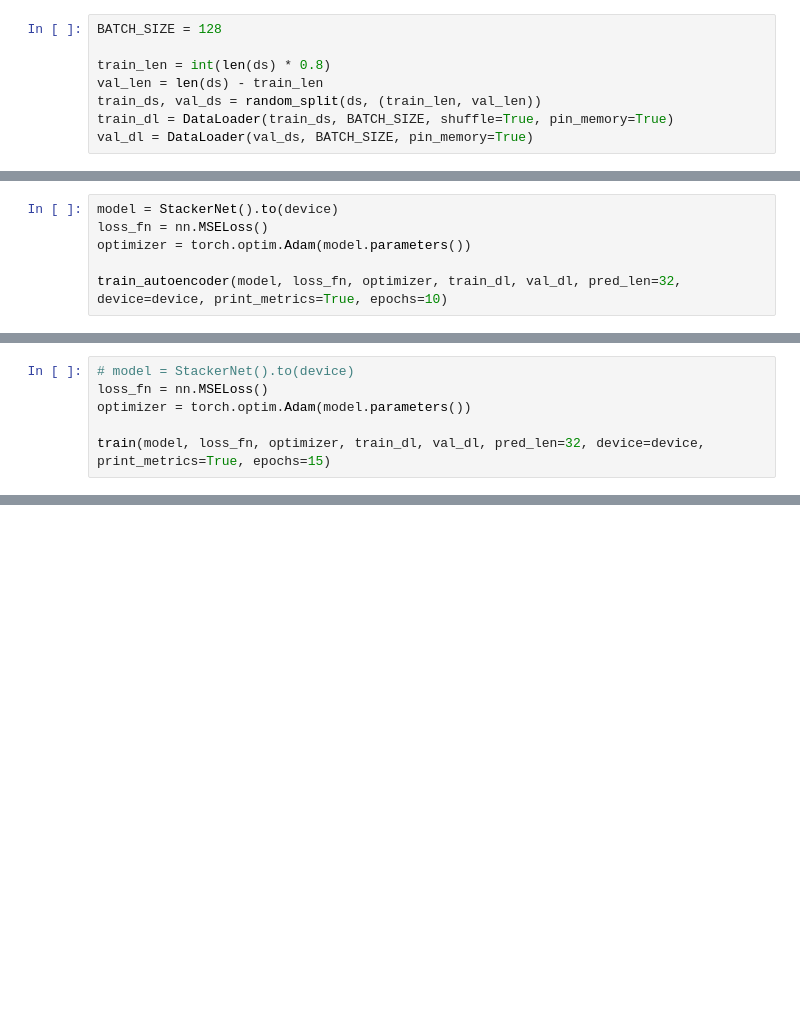
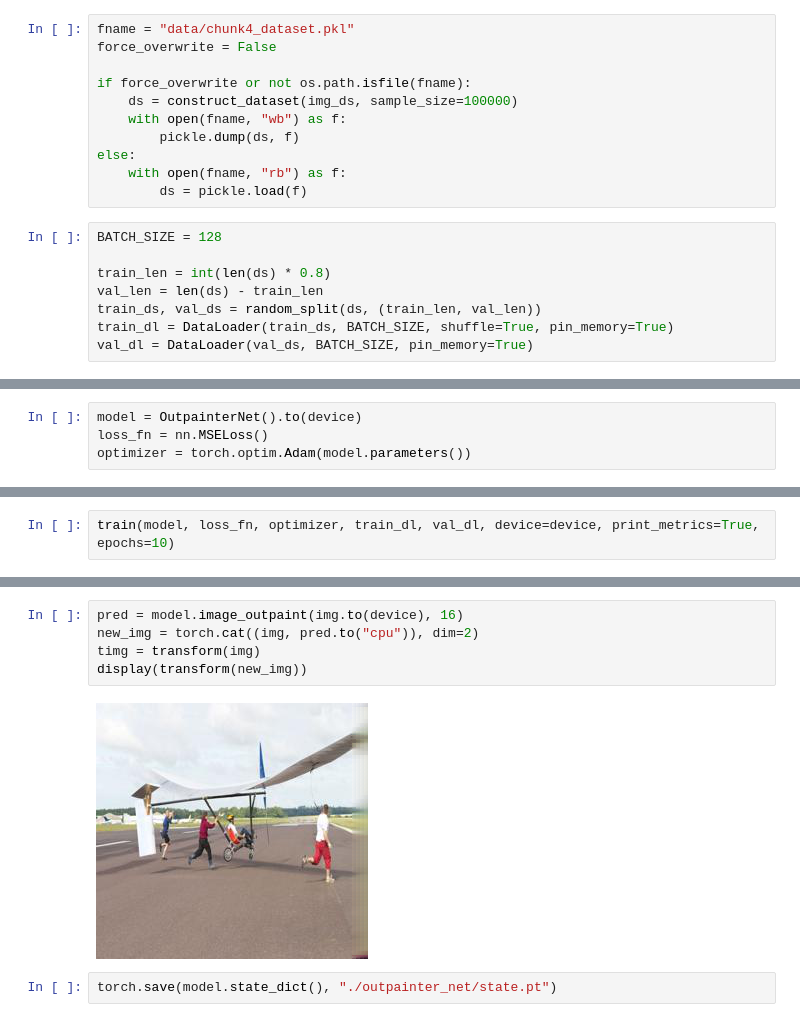
Before and after one commit to KajetanBilski/vision-stretcher, a Jupyter notebook: model_test.ipynb, the cells around one changed output, grey strips where cells are left out. Cells and saved outputs as stored; diff of their text form; blank space fills up the shorter version.

Commit message:
added outpainter_net

```diff
--- a/model_test.ipynb
+++ b/model_test.ipynb
@@ -55,3 +59,14 @@ ds = MyDataset('data/data_256', paths, transform=transforms)
+# %%
+fname = "data/chunk4_dataset.pkl"
+force_overwrite = False
+
+if force_overwrite or not os.path.isfile(fname):
+    ds = construct_dataset(img_ds, sample_size=100000)
+    with open(fname, "wb") as f:
+        pickle.dump(ds, f)
+else:
+    with open(fname, "rb") as f:
+        ds = pickle.load(f)
 # %%
 BATCH_SIZE = 128
 
@@ -67,6 +82,4 @@ len(ds)
 # %%
-model = StackerNet().to(device)
+model = OutpainterNet().to(device)
 loss_fn = nn.MSELoss()
 optimizer = torch.optim.Adam(model.parameters())
-
-train_autoencoder(model, loss_fn, optimizer, train_dl, val_dl, pred_len=32, device=device, print_metrics=True, epochs=10)
@@ -78,7 +86,3 @@ TypeError: can't convert np.ndarray of type numpy.object_. The only supported ty
 # %%
-# model = StackerNet().to(device)
-loss_fn = nn.MSELoss()
-optimizer = torch.optim.Adam(model.parameters())
-
-train(model, loss_fn, optimizer, train_dl, val_dl, pred_len=32, device=device, print_metrics=True, epochs=15)
+train(model, loss_fn, optimizer, train_dl, val_dl, device=device, print_metrics=True, epochs=10)
 # %% [output]
@@ -88,0 +111,9 @@ KeyboardInterrupt:
+# %%
+pred = model.image_outpaint(img.to(device), 16)
+new_img = torch.cat((img, pred.to("cpu")), dim=2)
+timg = transform(img)
+display(transform(new_img))
+# %% [output]
+[figure, added]
+# %%
+torch.save(model.state_dict(), "./outpainter_net/state.pt")
```
Also changed, not shown: parts of 8 cells of this notebook, 3 other files.
